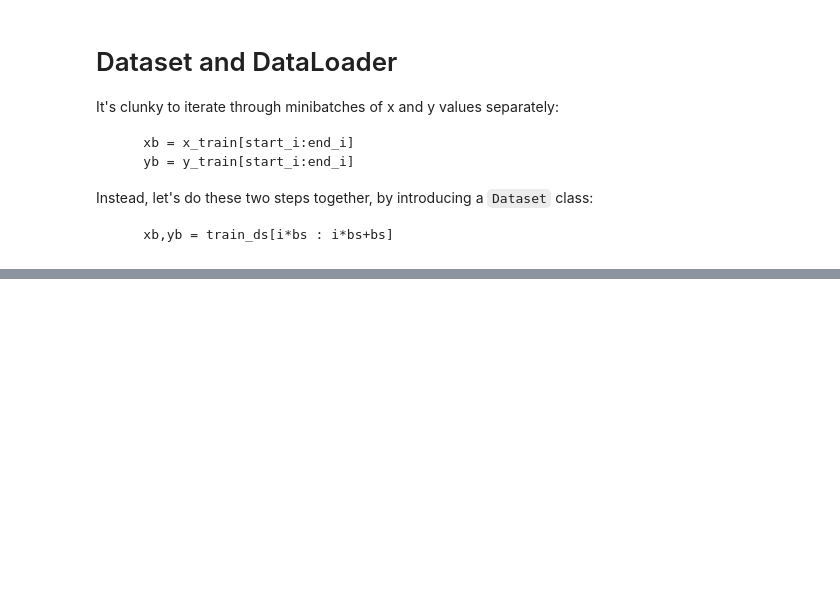
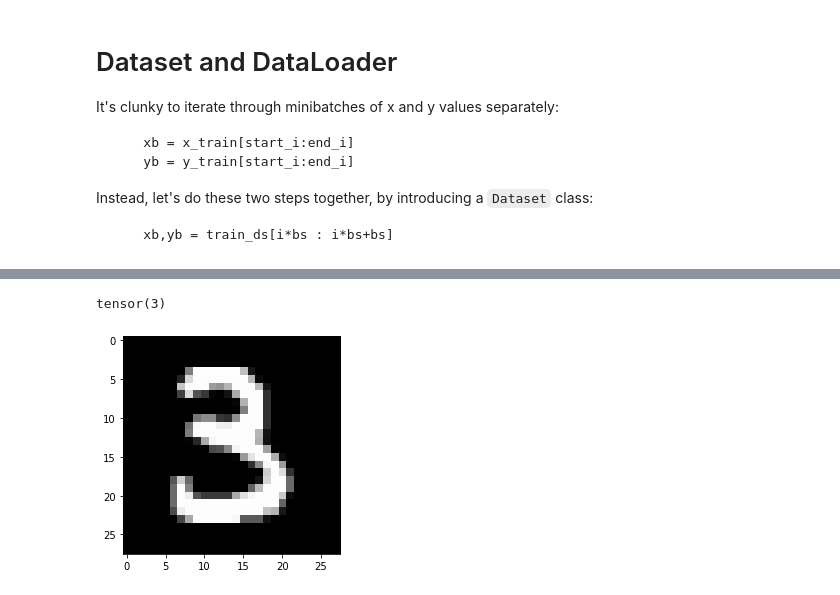
Before and after one commit to briannaflynn/DL-PyTorch-Notes, a Jupyter notebook: How-to-train-your-model.ipynb, the cells around one changed output, grey strips where cells are left out. Cells and saved outputs as stored; diff of their text form; code cells hidden in the pictures; blank space fills up the shorter version.

```diff
--- a/How-to-train-your-model.ipynb
+++ b/How-to-train-your-model.ipynb
@@ -570,0 +703,7 @@ class Dataset():
+# %%
+xb,yb = next(iter(train_dl))
+plt.imshow(xb[0].view(28,28))
+yb[0]
+# %% [output]
+tensor(3)
+[figure, added]
```
Also changed, not shown: parts of 87 cells of this notebook, 1 other file.
